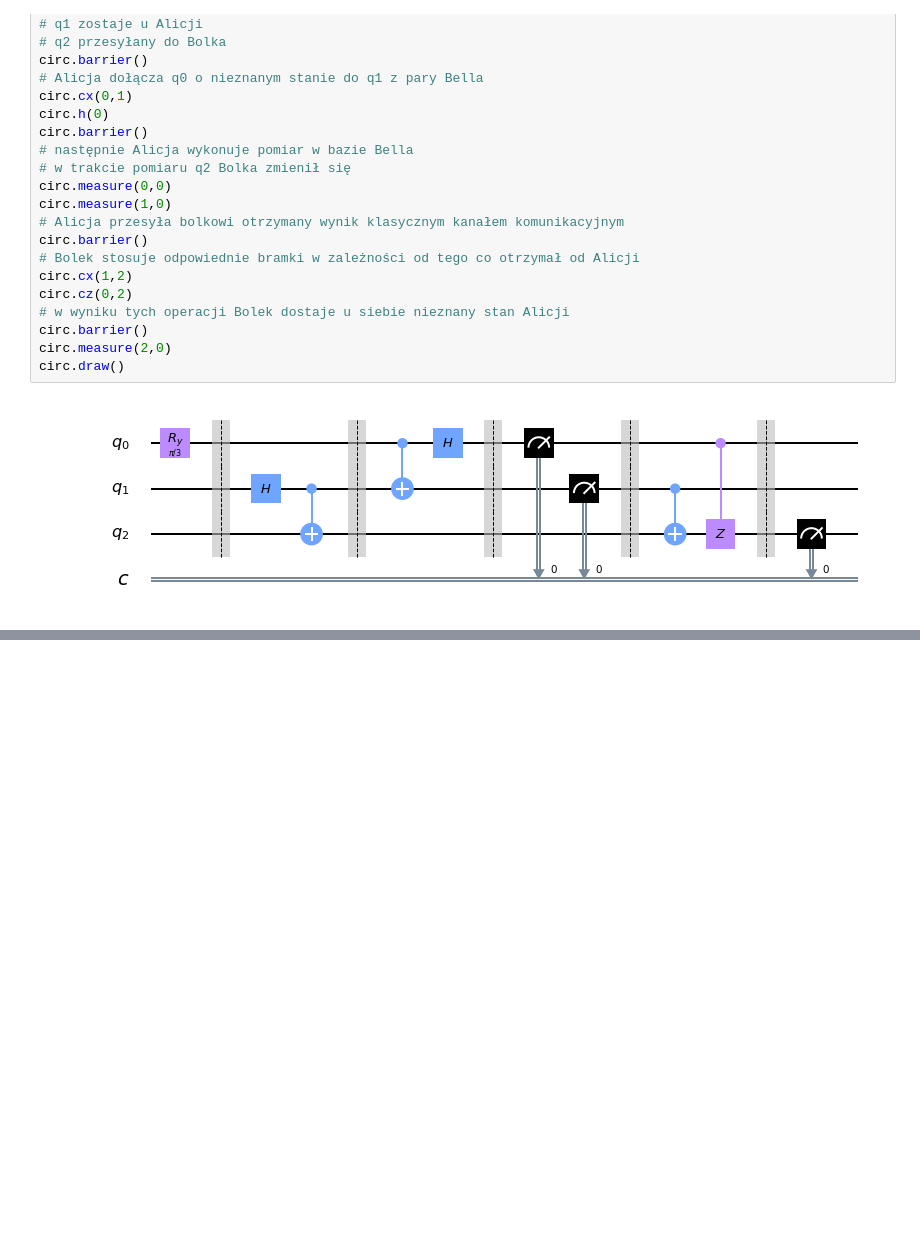
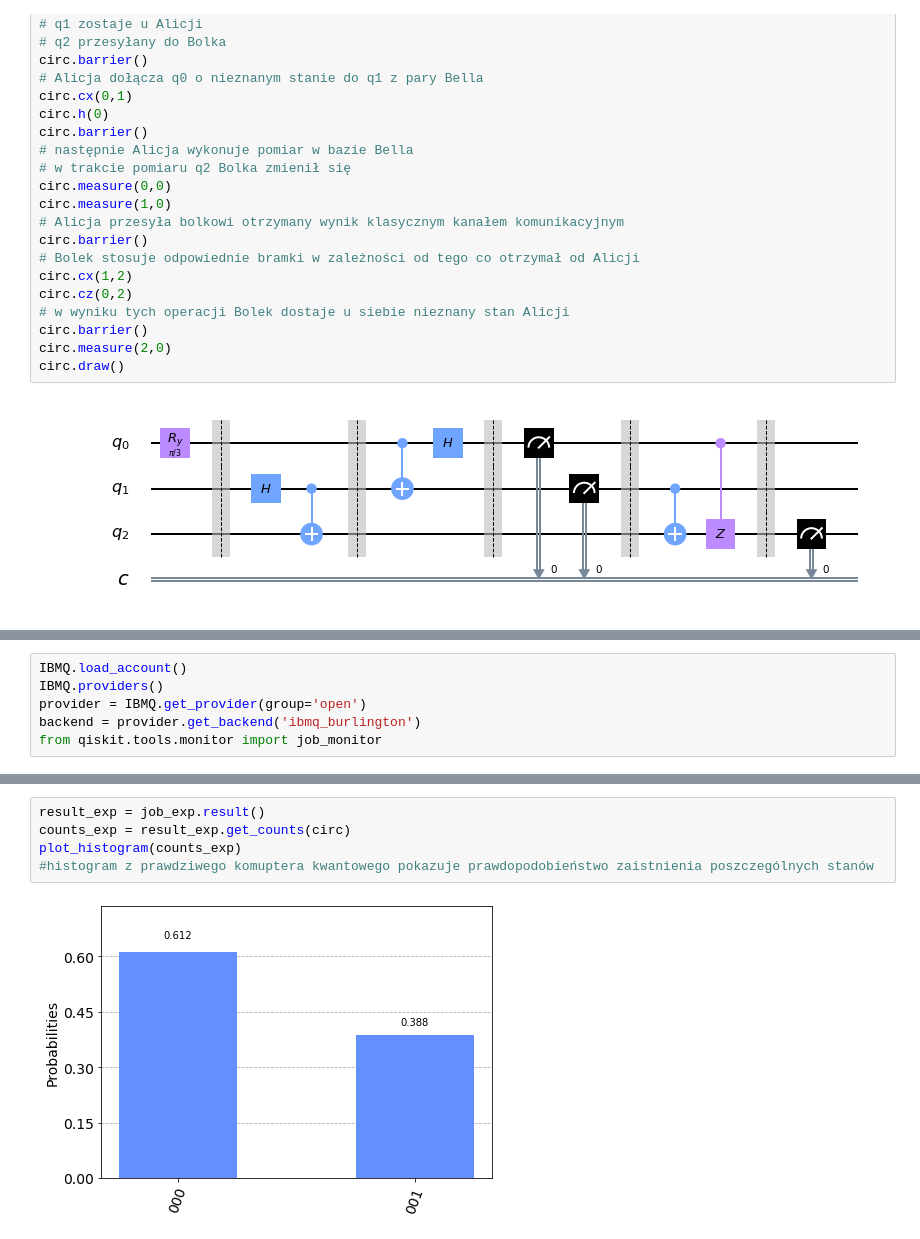
Before and after one commit to mijapa/mathematical-methods-of-quantum-computer-science, a Jupyter notebook: lab4/lab4_1_2.ipynb, the cells around one changed output, grey strips where cells are left out. Drawn from its saved outputs; the diff is of its cells as text; blank space fills up the shorter version.

```diff
--- a/lab4/lab4_1_2.ipynb
+++ b/lab4/lab4_1_2.ipynb
@@ -49,0 +114,6 @@ plot_histogram(counts)
+# %%
+IBMQ.load_account()
+IBMQ.providers()
+provider = IBMQ.get_provider(group='open')
+backend = provider.get_backend('ibmq_burlington')
+from qiskit.tools.monitor import job_monitor
@@ -49,0 +125,7 @@ plot_histogram(counts)
+# %%
+result_exp = job_exp.result()
+counts_exp = result_exp.get_counts(circ)
+plot_histogram(counts_exp)
+#histogram z prawdziwego komuptera kwantowego pokazuje prawdopodobieństwo zaistnienia poszczególnych stanów
+# %% [output]
+[figure, added]
```
Also changed, not shown: parts of 8 cells of this notebook.
